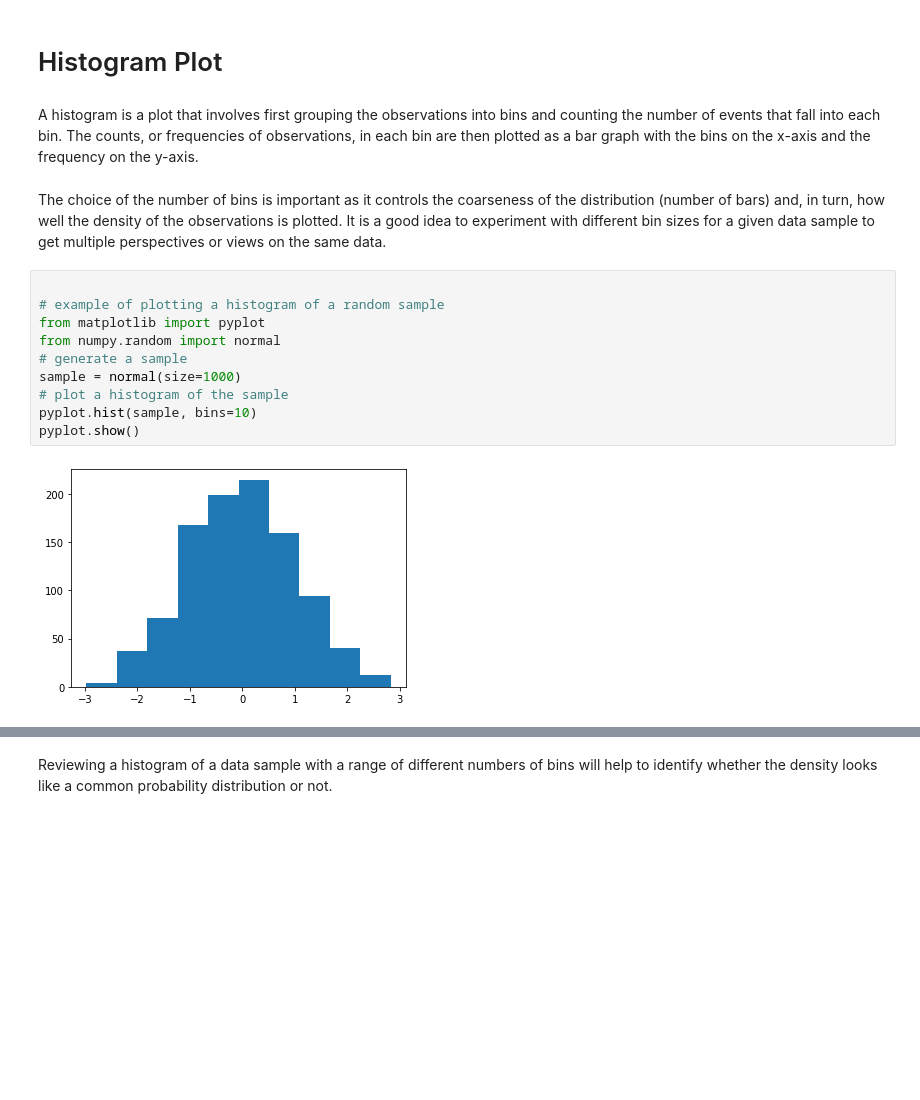
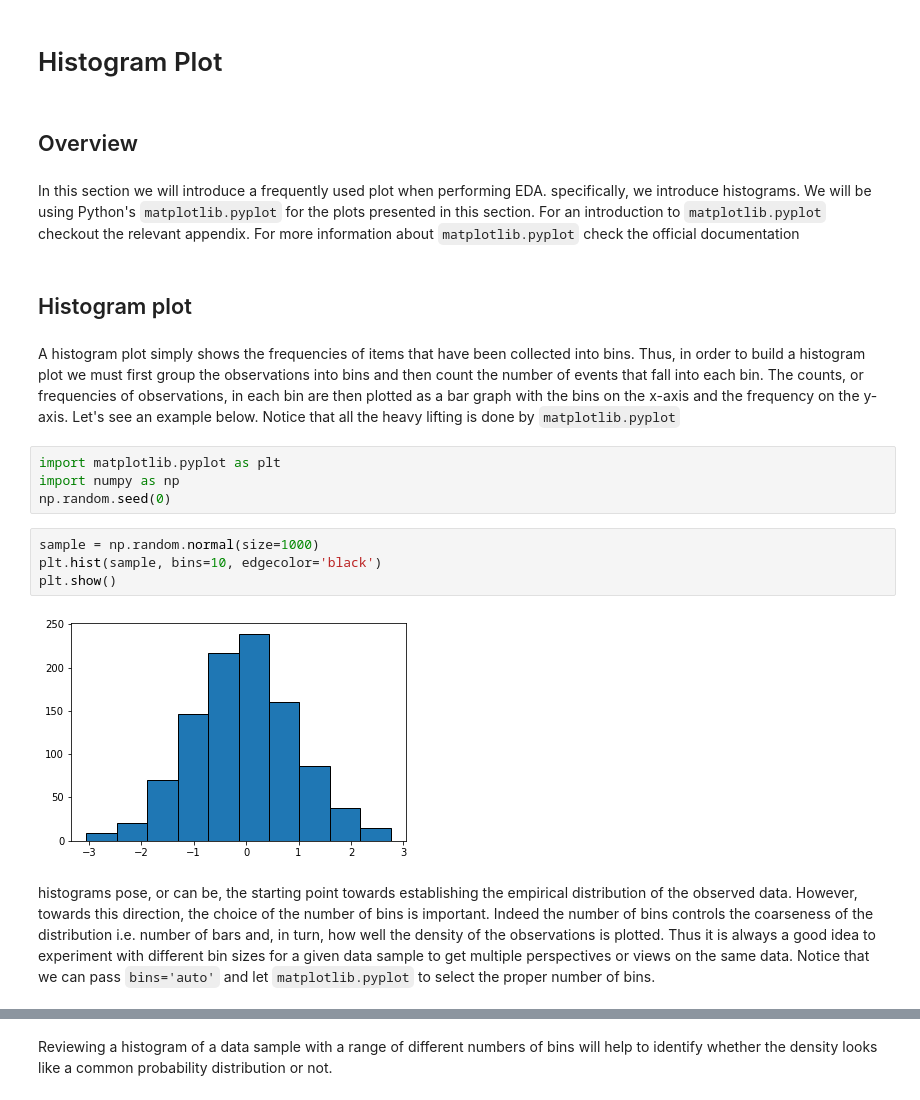
Before and after one commit to pockerman/probability_and_statistics_notes, a Jupyter notebook: probability_and_statistics/statistics/eda/histogram_plot.ipynb, the cells around one changed output, grey strips where cells are left out. Saved outputs shown, nothing was run; the diff lists cells and outputs as text; blank space fills up the shorter version.

Commit message:
Update histogram notebook

````diff
--- a/probability_and_statistics/statistics/eda/histogram_plot.ipynb
+++ b/probability_and_statistics/statistics/eda/histogram_plot.ipynb
@@ -1,18 +1,36 @@
 # %% [markdown]
 # Histogram Plot
+# %% [markdown]
+## Overview
+# %% [markdown]
+In this section we will introduce a frequently used plot when performing EDA. specifically, we
+introduce histograms.  We will be using Python's ```matplotlib.pyplot``` for the plots presented  in this
+section. For an introduction to ```matplotlib.pyplot``` checkout the relevant appendix. For more information
+about ```matplotlib.pyplot``` check the official documentation
+# %% [markdown]
+## Histogram plot
 # %% [markdown]
-A histogram is a plot that involves first grouping the observations into bins and counting the number of events that fall into each bin. The counts, or frequencies of observations, in each bin are then plotted as a bar graph with the bins on the x-axis and the frequency on the y-axis.
+A histogram plot simply shows the frequencies of items that have been collected into bins.
+Thus, in order to build a  histogram plot we must first group the observations into bins and then
+count the number of events that fall into each bin.
+The counts, or frequencies of observations, in each bin are then plotted as a bar graph with the
+bins on the x-axis and the frequency on the y-axis. Let's see an example below. Notice that
+all the heavy lifting is done by ```matplotlib.pyplot```
+# %%
+import matplotlib.pyplot as plt
+import numpy as np
+np.random.seed(0)
+# %%
+sample = np.random.normal(size=1000)
+plt.hist(sample, bins=10, edgecolor='black')
+plt.show()
+# %% [output]
+[figure, added]
 # %% [markdown]
-The choice of the number of bins is important as it controls the coarseness of the distribution (number of bars) and, in turn, how well the density of the observations is plotted. It is a good idea to experiment with different bin sizes for a given data sample to get multiple perspectives or views on the same data.
+histograms pose, or can be, the starting point towards establishing
+the empirical distribution of the observed data. However,
+towards this direction, the choice of the number of bins is
+important. Indeed the number of bins controls the
+coarseness of the distribution i.e. number of bars and, in turn, how well the density of the observations is plotted. Thus it is always a good idea to experiment with different bin sizes for a given data sample to get multiple perspectives or views on the same data.
+Notice that we can pass ```bins='auto'``` and let ```matplotlib.pyplot``` to select the
+proper number of bins.
-# %%
-
-# example of plotting a histogram of a random sample
-from matplotlib import pyplot
-from numpy.random import normal
-# generate a sample
-sample = normal(size=1000)
-# plot a histogram of the sample
-pyplot.hist(sample, bins=10)
-pyplot.show()
-# %% [output]
-[figure, removed]
````
Also changed, not shown: parts of 22 cells of this notebook.
